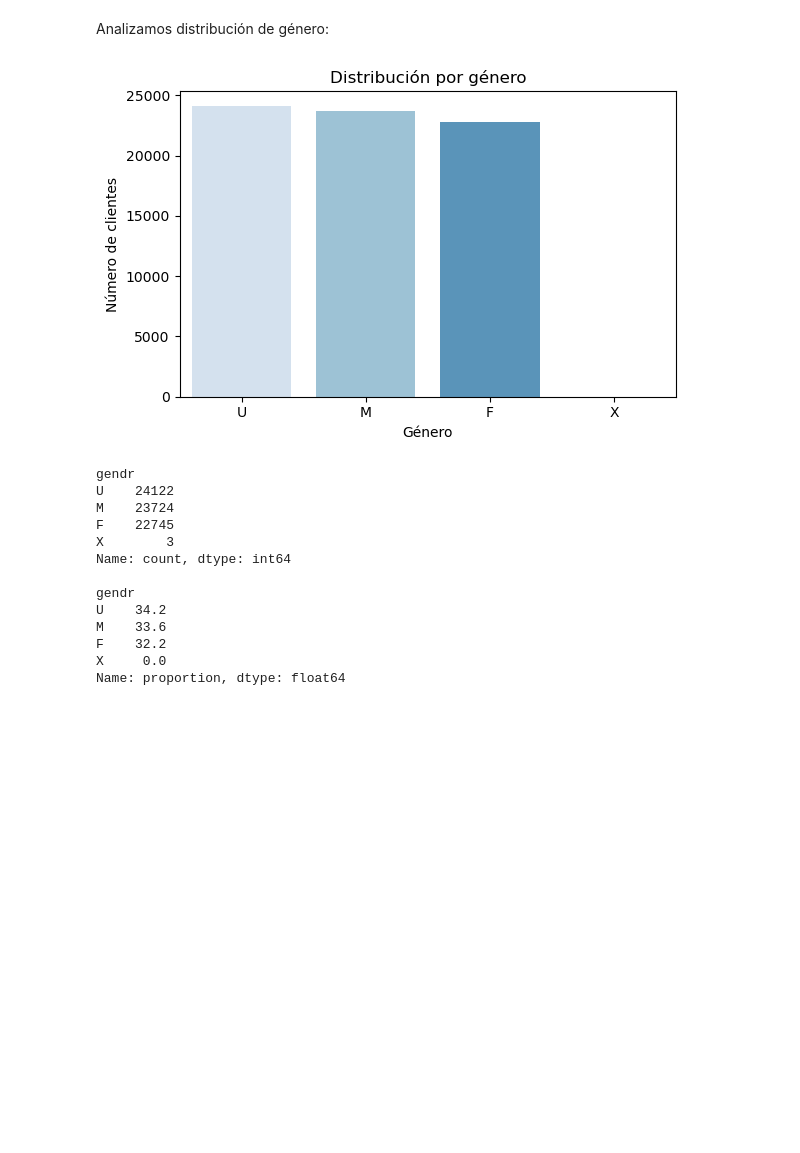
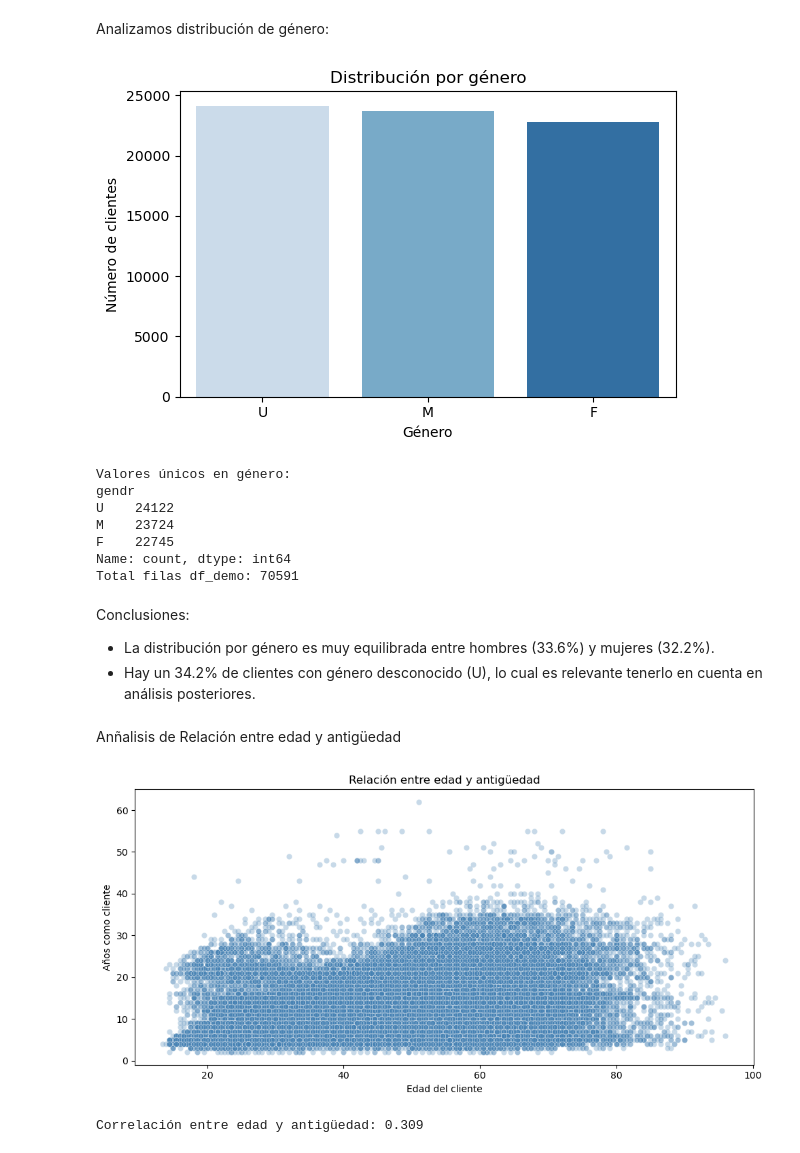
Before and after one commit to erikajcd08/Projecto-2-Vanguard-ab-test, a Jupyter notebook: notebooks/03_client_analysis.ipynb, the cells around one changed output. Cells and saved outputs as stored; diff of their text form; code cells hidden in the pictures; blank space fills up the shorter version.

Commit message:
Añadido 03_client_analisis

```diff
--- a/notebooks/03_client_analysis.ipynb
+++ b/notebooks/03_client_analysis.ipynb
@@ -98,21 +99,34 @@ plt.ylabel("Número de clientes")
 plt.tight_layout()
 plt.show()
 
+print("Valores únicos en género:")
 print(df_demo["gendr"].value_counts())
-print()
-print(df_demo["gendr"].value_counts(normalize=True).round(3) * 100)
+print("Total filas df_demo:", len(df_demo))
 # %% [output]
-[figure, old version]
+[figure, new version]
+Valores únicos en género:
 gendr
 U    24122
 M    23724
 F    22745
-X        3
 Name: count, dtype: int64
-
-gendr
-U    34.2
-M    33.6
-F    32.2
-X     0.0
-Name: proportion, dtype: float64
+Total filas df_demo: 70591
+# %% [markdown]
+Conclusiones:
+- La distribución por género es muy equilibrada entre hombres (33.6%) y mujeres (32.2%).
+- Hay un 34.2% de clientes con género desconocido (U), lo cual es relevante tenerlo en cuenta en análisis posteriores.
+# %% [markdown]
+Anñalisis de Relación entre edad y antigüedad
+# %%
+plt.figure(figsize=(10, 5))
+sns.scatterplot(data=df_demo, x="clnt_age", y="clnt_tenure_yr", alpha=0.3, color="steelblue")
+plt.title("Relación entre edad y antigüedad")
+plt.xlabel("Edad del cliente")
+plt.ylabel("Años como cliente")
+plt.tight_layout()
+plt.show()
+
+print("Correlación entre edad y antigüedad:", round(df_demo["clnt_age"].corr(df_demo["clnt_tenure_yr"]), 3))
+# %% [output]
+[figure, added]
+Correlación entre edad y antigüedad: 0.309
```
Also changed, not shown: parts of 15 cells of this notebook, 1 other file.
